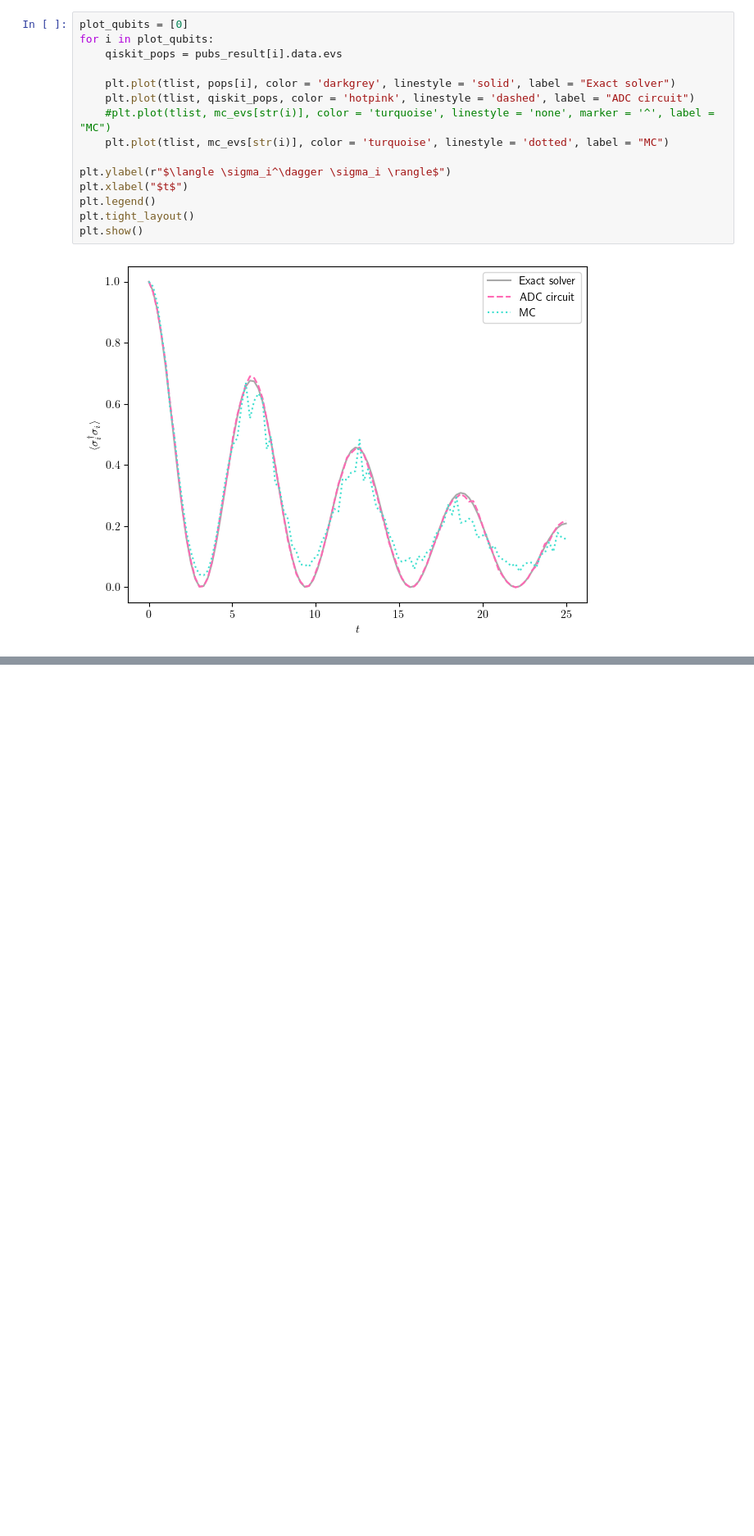
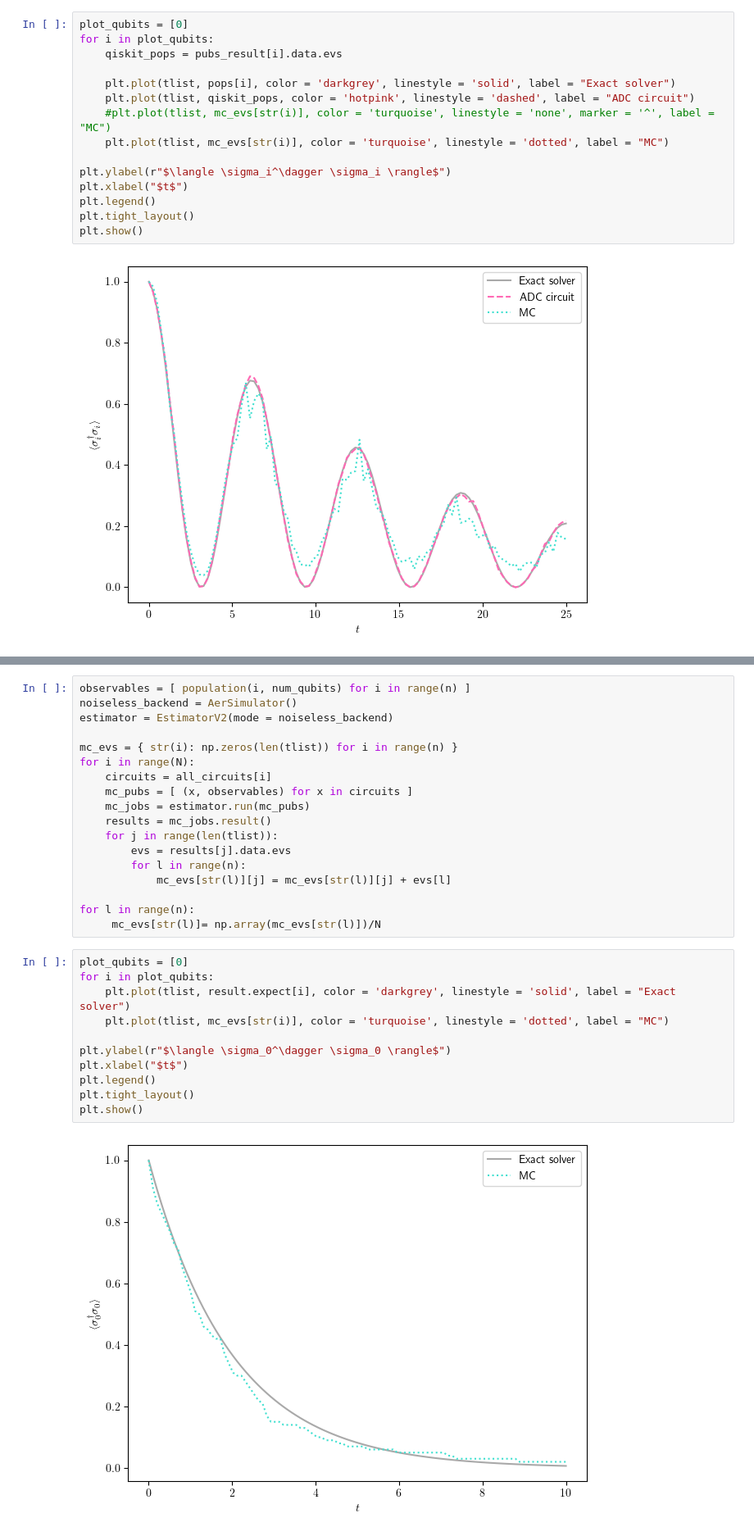
Before and after one commit to bentirher/dmpf_dissipation, a Jupyter notebook: montecarlo/first_test.ipynb, the cells around one changed output, grey strips where cells are left out. Shown at 82% size. Saved outputs shown, nothing was run; the diff lists cells and outputs as text; blank space fills up the shorter version.

```diff
--- a/montecarlo/first_test.ipynb
+++ b/montecarlo/first_test.ipynb
@@ -363,0 +439,31 @@ plt.show()
+# %%
+observables = [ population(i, num_qubits) for i in range(n) ]
+noiseless_backend = AerSimulator()
+estimator = EstimatorV2(mode = noiseless_backend)
+
+mc_evs = { str(i): np.zeros(len(tlist)) for i in range(n) }
+for i in range(N):
+    circuits = all_circuits[i]
+    mc_pubs = [ (x, observables) for x in circuits ]
+    mc_jobs = estimator.run(mc_pubs)
+    results = mc_jobs.result()
+    for j in range(len(tlist)):
+        evs = results[j].data.evs
+        for l in range(n):
+            mc_evs[str(l)][j] = mc_evs[str(l)][j] + evs[l]
+
+for l in range(n):
+     mc_evs[str(l)]= np.array(mc_evs[str(l)])/N
+# %%
+plot_qubits = [0]
+for i in plot_qubits:
+    plt.plot(tlist, result.expect[i], color = 'darkgrey', linestyle = 'solid', label = "Exact solver")
+    plt.plot(tlist, mc_evs[str(i)], color = 'turquoise', linestyle = 'dotted', label = "MC")
+
+plt.ylabel(r"$\langle \sigma_0^\dagger \sigma_0 \rangle$")
+plt.xlabel("$t$")
+plt.legend()
+plt.tight_layout()
+plt.show()
+# %% [output]
+[figure, added]
```
Also changed, not shown: parts of 5 cells of this notebook.
